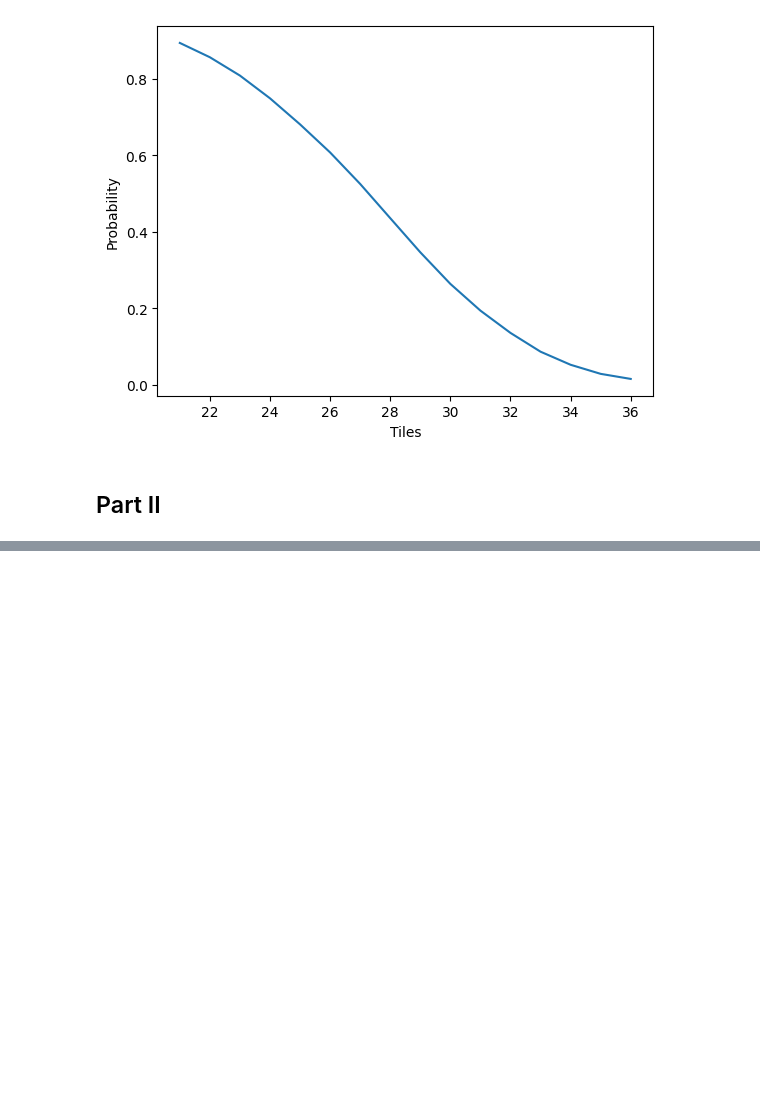
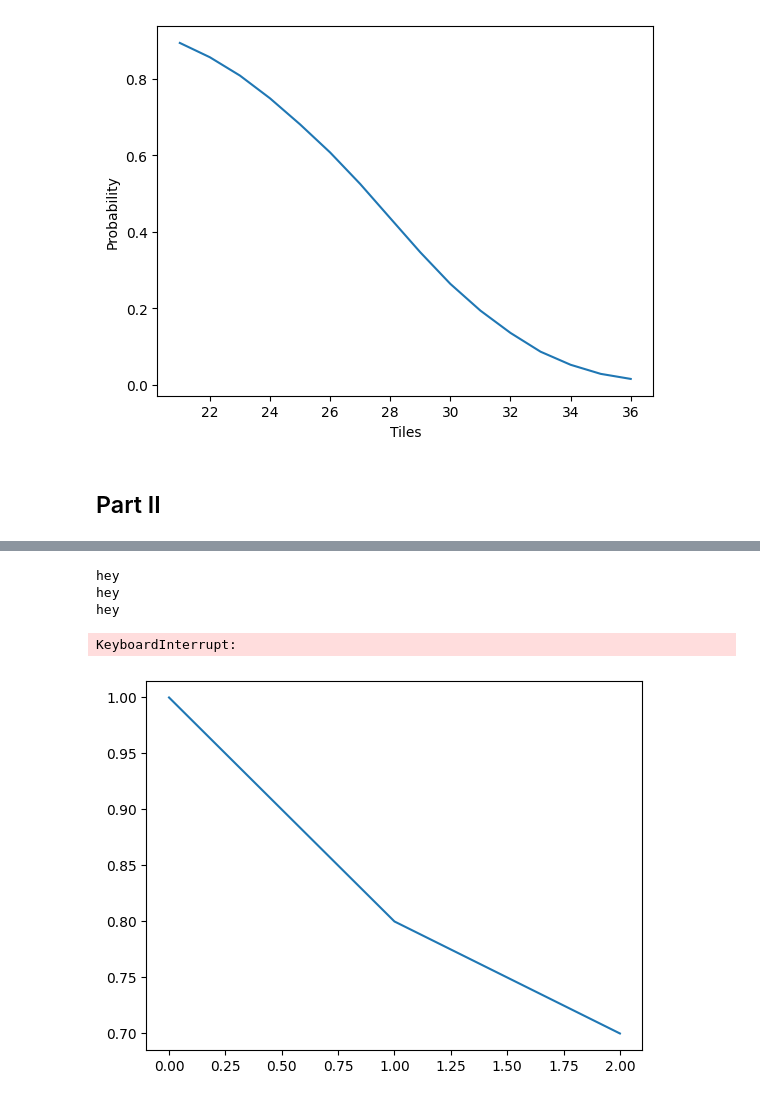
Before and after one commit to Cyvernes/RL4Picko, a Jupyter notebook: report.ipynb, the cells around one changed output, grey strips where cells are left out. Saved outputs shown, nothing was run; the diff lists cells and outputs as text; code cells hidden in the pictures; blank space fills up the shorter version.

Commit message:
gradient descent

```diff
--- a/report.ipynb
+++ b/report.ipynb
@@ -156,0 +167,15 @@ plt.show()
+# %%
+gd = GD(n_epochs=3,n_batchs= 1)
+gd.gradient_descent()
+# %% [output]
+hey
+hey
+hey
+# %%
+epochs = range(3)
+plt.plot(epochs, gd.alphas)
+plt.plot(epochs, gd.betas)
+plt.legend(["alphas", "betas"])
+# %% [output]
+KeyboardInterrupt:
+[figure, added]
```
Also changed, not shown: parts of 6 cells of this notebook, 1 other file.
